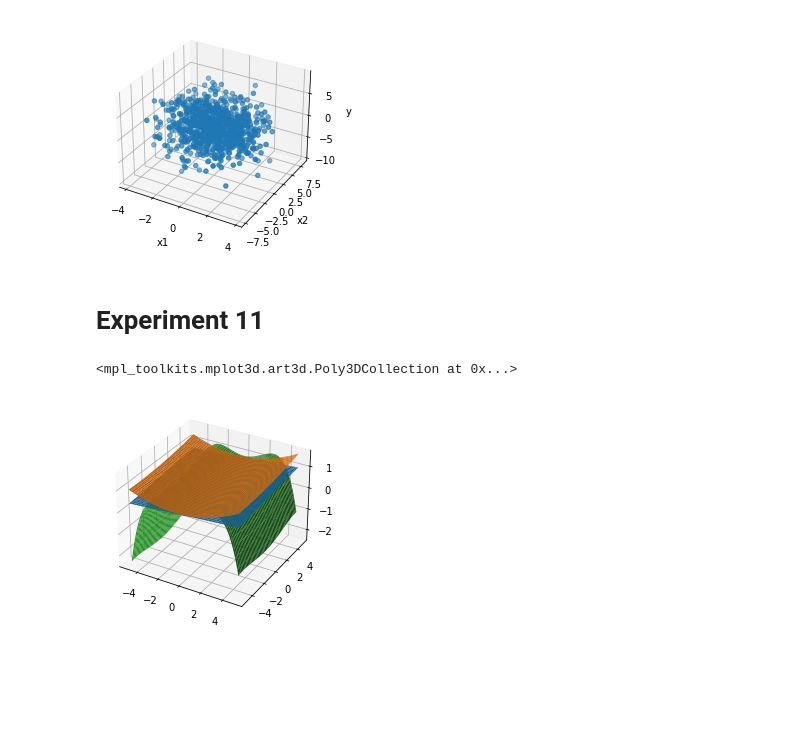
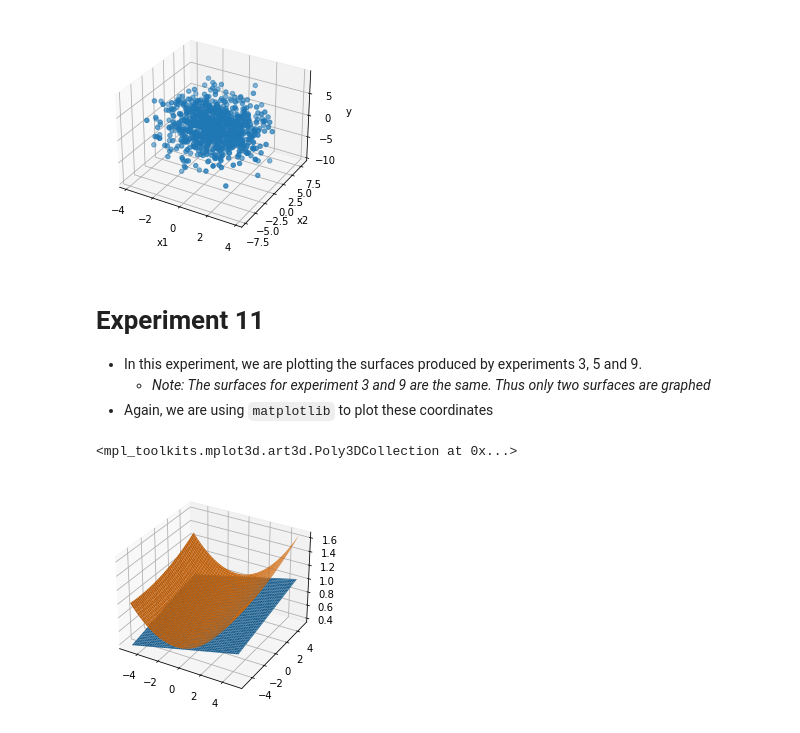
Before and after one commit to ethanjpkamus/cpsc-349-project-2, a Jupyter notebook: project2.ipynb, the cells around one changed output. Saved outputs shown, nothing was run; the diff lists cells and outputs as text; code cells hidden in the pictures; blank space fills up the shorter version.

Commit message:
added descriptions for each experiment

```diff
--- a/project2.ipynb
+++ b/project2.ipynb
@@ -263,43 +335,29 @@ Text(0.5, 0, 'y')
 [figure]
 # %% [markdown]
 # Experiment 11
+* In this experiment, we are plotting the surfaces produced by experiments 3, 5 and 9.
+    * *Note: The surfaces for experiment 3 and 9 are the same. Thus only two surfaces are graphed*
+* Again, we are using `matplotlib` to plot these coordinates
 # %%
 x1_11 = np.linspace(-5,5,100)
 x2_11 = np.linspace(-5,5,100)
 x,y = np.meshgrid(x1_11,x2_11)
 
 def create_surface_3(x,y):
     return w[0] + w[1] * x + w[2] * y
 
 def create_surface_5(x,y):
     return wq[0] + (x*wq[1]) + (y*wq[2]) + ((x**2)*wq[3]) + ((y**2)*wq[4])
 
-def create_surface_9(x,y):
-    return w_o4[0] + (x*w_o4[1]) + (y*w_o4[2]) + ((x**2)*w_o4[3]) + ((y**2)*w_o4[4])+ ((x**3)*w_o4[5]) + ((y**3)*w_o4[6])+ ((x**4)*w_o4[7]) + ((y**4)*w_o4[8])
-
 y3 = create_surface_3(x,y)
 y5 = create_surface_5(x,y)
-y9 = create_surface_9(x,y)
-
-# # calculate linear
-# for i in range(len(x1)):
-#     y3 = np.append(y3, [[w[0] + (x1[i]*w[1]) + (x2[i]*w[2])]])
-
-# # calculate quadratic
-# for i in range(len(x1)):
-#     y5 = np.append(y3, [[wq[0] + (x1[i]*wq[1]) + (x2[i]*wq[2]) + ((x1[i]**2)*wq[3]) + ((x2[i]**2)*wq[4])]])
-
-# # calculate order 4
-# for i in range(len(x1)):
-#     y9 = np.append(y3, [[w_o4[0] + (x1[i]*w_o4[1]) + (x2[i]*w_o4[2]) + ((x1[i]**2)*w_o4[3]) + ((x2[i]**2)*w_o4[4])+ ((x1[i]**3)*w_o4[5]) + ((x2[i]**3)*w_o4[6])+ ((x1[i]**4)*w_o4[7]) + ((x2[i]**4)*w_o4[8])]])
 
 fig = plt.figure()
 ax = fig.add_subplot(projection='3d')
 ax.plot_surface(x, y, y3)
 ax.plot_surface(x, y, y5)
-ax.plot_surface(x, y, y9)
 # %% [output]
 <mpl_toolkits.mplot3d.art3d.Poly3DCollection at 0x...>
-[figure, old version]
+[figure, new version]
 # %% [markdown]
 # Experiment 12
```
Also changed, not shown: parts of 26 cells of this notebook.
